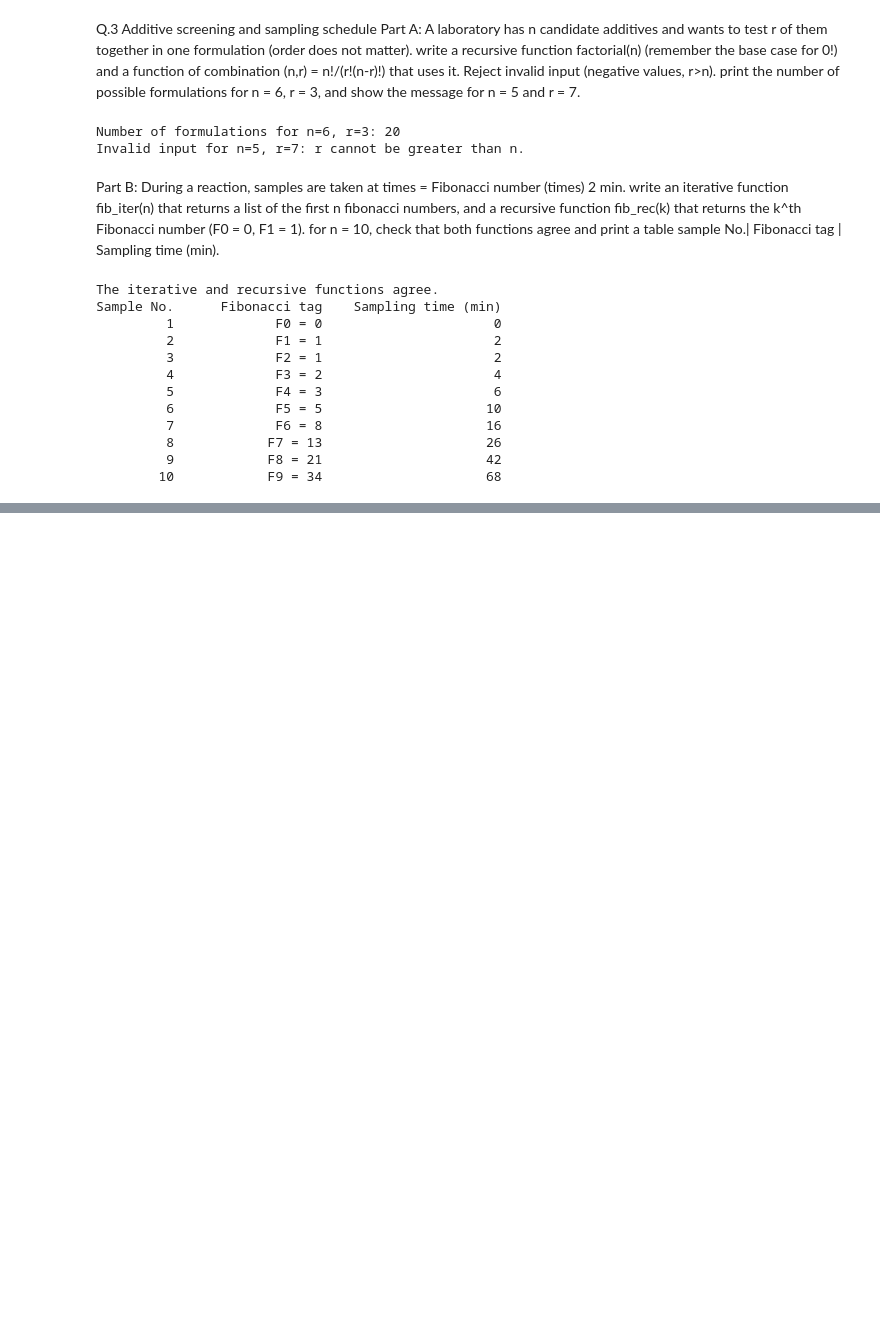
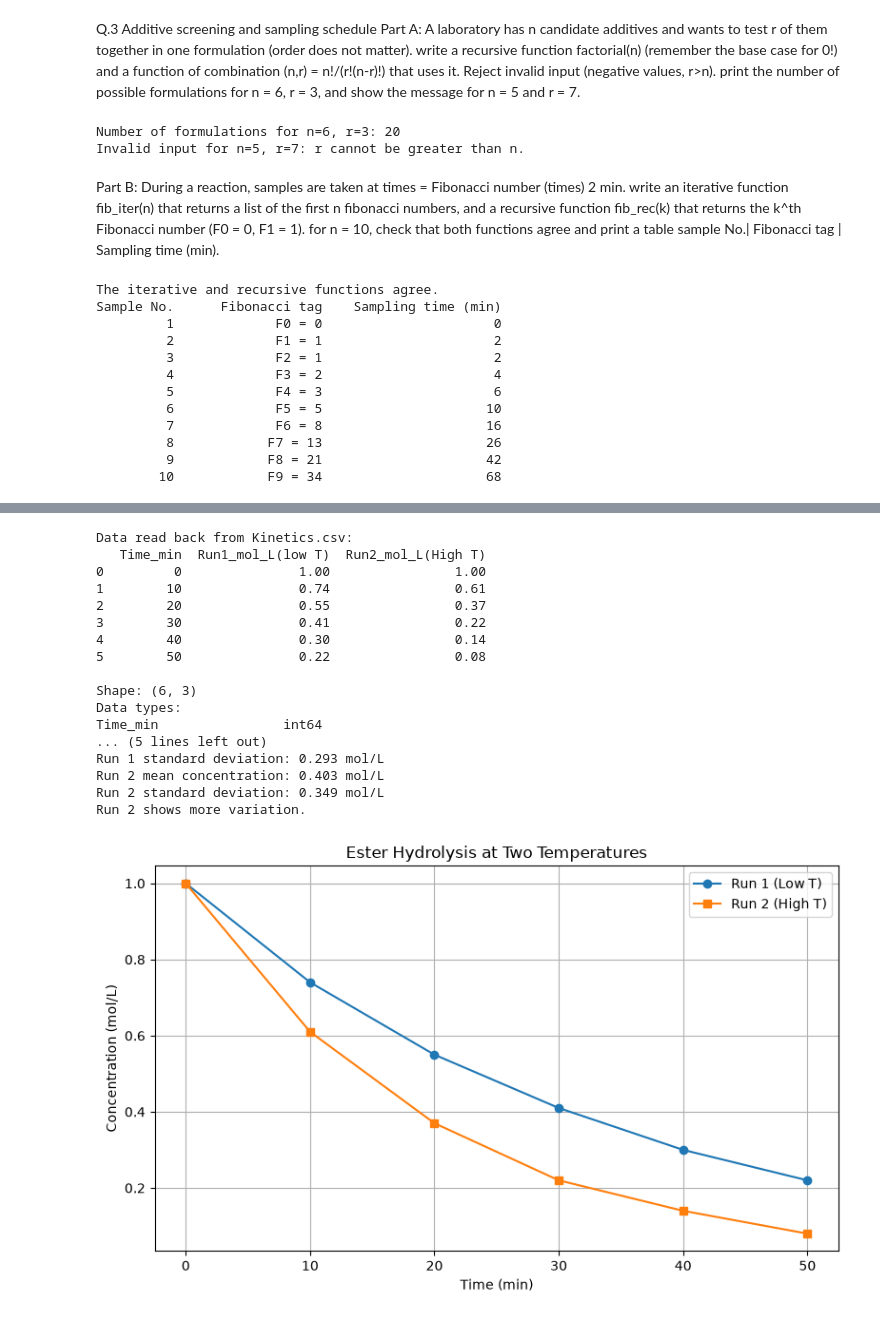
Before and after one commit to Shantanu7115/CP_Practical, a Jupyter notebook: 20251001076_SetA.ipynb, the cells around one changed output, grey strips where cells are left out. Cells and saved outputs as stored; diff of their text form; code cells hidden in the pictures; blank space fills up the shorter version.

```diff
--- a/20251001076_SetA.ipynb
+++ b/20251001076_SetA.ipynb
@@ -267,0 +277,77 @@ Hydrolysis of an ester was studied at two temperatures. the concentration (mol/L
+# %%
+import pandas as pd
+import matplotlib.pyplot as plt
+
+kinetics_data = {
+    "Time_min": [0, 10, 20, 30, 40, 50],
+    "Run1_mol_L(low T)": [1.00, 0.74, 0.55, 0.41, 0.30, 0.22],
+    "Run2_mol_L(High T)": [1.00, 0.61, 0.37, 0.22, 0.14, 0.08],
+}
+kinetics_df = pd.DataFrame(kinetics_data)
+
+kinetics_df.to_csv("Kinetics.csv", index=False)
+kinetics_df.to_json("Kinetics.json", orient="records", indent=4)
+
+kinetics_from_csv = pd.read_csv("Kinetics.csv")
+print("Data read back from Kinetics.csv:")
+print(kinetics_from_csv)
+print(f"\nShape: {kinetics_from_csv.shape}")
+print("Data types:")
+print(kinetics_from_csv.dtypes)
+
+run1_mean = kinetics_from_csv["Run1_mol_L(low T)"].mean()
+run1_std = kinetics_from_csv["Run1_mol_L(low T)"].std()
+run2_mean = kinetics_from_csv["Run2_mol_L(High T)"].mean()
+run2_std = kinetics_from_csv["Run2_mol_L(High T)"].std()
+
+print(f"\nRun 1 mean concentration: {run1_mean:.3f} mol/L")
+print(f"Run 1 standard deviation: {run1_std:.3f} mol/L")
+print(f"Run 2 mean concentration: {run2_mean:.3f} mol/L")
+print(f"Run 2 standard deviation: {run2_std:.3f} mol/L")
+
+if run1_std > run2_std:
+    print("Run 1 shows more variation.")
+elif run2_std > run1_std:
+    print("Run 2 shows more variation.")
+else:
+    print("Both runs show equal variation.")
+
+plt.figure(figsize=(8, 5))
+plt.plot(
+    kinetics_from_csv["Time_min"],
+    kinetics_from_csv["Run1_mol_L(low T)"],
+    marker="o",
+    label="Run 1 (Low T)",
+)
+plt.plot(
+    kinetics_from_csv["Time_min"],
+    kinetics_from_csv["Run2_mol_L(High T)"],
+    marker="s",
+    label="Run 2 (High T)",
+)
+plt.title("Ester Hydrolysis at Two Temperatures")
+plt.xlabel("Time (min)")
+plt.ylabel("Concentration (mol/L)")
+plt.legend()
+plt.grid(True)
+plt.tight_layout()
+plt.show()
+# %% [output]
+Data read back from Kinetics.csv:
+   Time_min  Run1_mol_L(low T)  Run2_mol_L(High T)
+0         0               1.00                1.00
+1        10               0.74                0.61
+2        20               0.55                0.37
+3        30               0.41                0.22
+4        40               0.30                0.14
+5        50               0.22                0.08
+
+Shape: (6, 3)
+Data types:
+Time_min                int64
+... (5 lines left out)
+Run 1 standard deviation: 0.293 mol/L
+Run 2 mean concentration: 0.403 mol/L
+Run 2 standard deviation: 0.349 mol/L
+Run 2 shows more variation.
+[figure, added]
```
Also changed, not shown: parts of 4 cells of this notebook, 2 other files.
